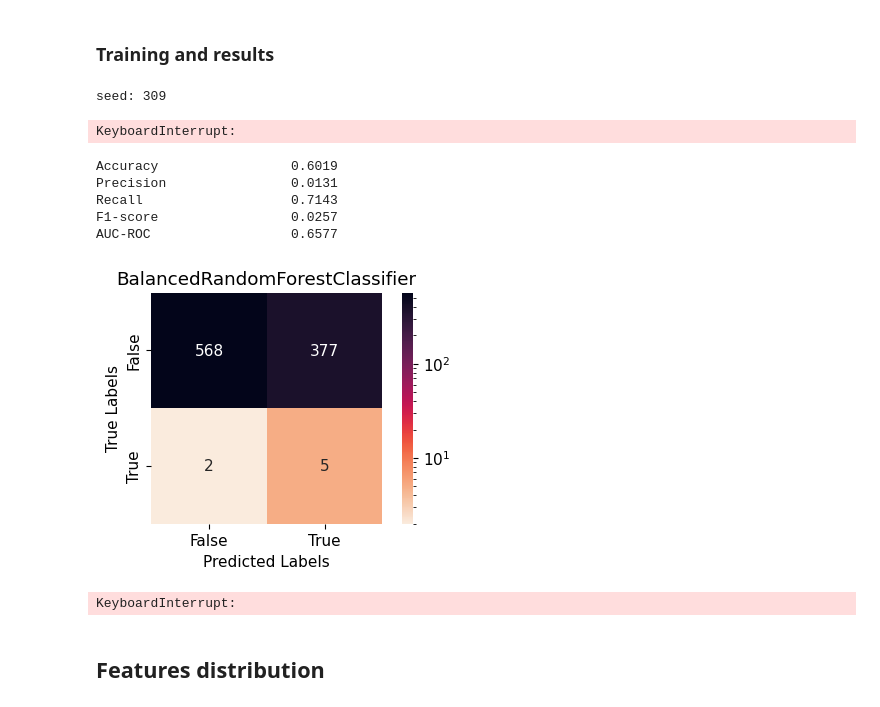
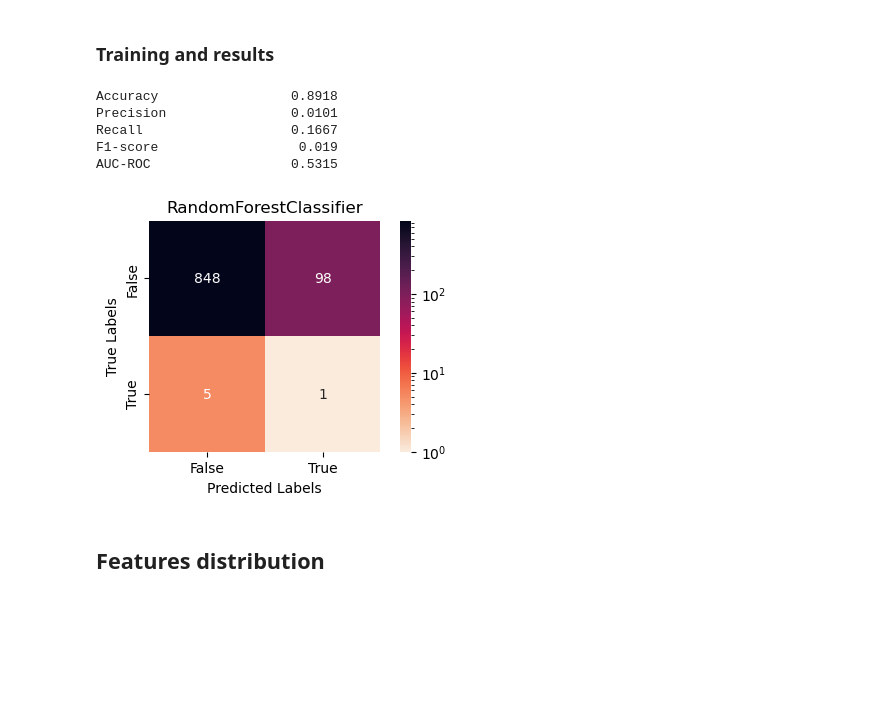
Before and after one commit to dravalico/EPSS-Project, a Jupyter notebook: 5_current_cve.ipynb, the cells around one changed output. Drawn from its saved outputs; the diff is of its cells as text; code cells hidden in the pictures; blank space fills up the shorter version.

```diff
--- a/5_current_cve.ipynb
+++ b/5_current_cve.ipynb
@@ -163,53 +163,60 @@ def print_results(model, predictions):
 # %%
 X = df_features.drop(['has_reached_threshold', 'cve'], axis=1)
 y = df_features['has_reached_threshold']
-X_train, X_test, y_train, y_test = train_test_split(X, y, test_size=0.2)
+X_train, X_test, y_train, y_test = train_test_split(X, y, test_size=0.2, stratify=y)
 
-ne = 10000
-rs = random.randint(0, 1000)
-print("seed:", rs)
+n_estimators = [x for x in range(100, 3000, 100)]
+max_depth = [x for x in range(10, 110, 10)]
-# %% [output]
-seed: 309
 # %%
-rf_params = {
-    'n_estimators': [5000, 10000],
-    'max_depth': [None, 10, 20]
+param_grid_rf = {
+    'n_estimators': n_estimators,
+    'max_depth': max_depth,
+    'bootstrap': [True]
 }
 
-model_rf = GridSearchCV(RandomForestClassifier(random_state=rs, class_weight='balanced'), param_grid=rf_params, cv=5, scoring='f1')
+model_rf = GridSearchCV(RandomForestClassifier(random_state=42, class_weight='balanced'),
+                        param_grid=param_grid_rf,
+                        cv=5,
+                        scoring='f1',
+                        n_jobs=-1)
 model_rf.fit(X_train, y_train)
-model = model_rf.best_estimator_
-predictions_rf = model.predict(X_test)
-print_results(model, predictions_rf)
+rf_best = model_rf.best_estimator_
+predictions_rf = rf_best.predict(X_test)
+print_results(rf_best, predictions_rf)
 # %% [output]
-KeyboardInterrupt:
+Accuracy                 0.8918
+Precision                0.0101
+Recall                   0.1667
+F1-score                  0.019
+AUC-ROC                  0.5315
+[figure, added]
 # %%
-model_brf = BalancedRandomForestClassifier(n_estimators=rs, random_state=ne, sampling_strategy='auto', replacement=False, bootstrap=True)
+model_brf = GridSearchCV(BalancedRandomForestClassifier(random_state=42, sampling_strategy='auto', replacement=False),
+                         param_grid=param_grid_rf,
+                         cv=5,
+                         scoring='f1',
+                         n_jobs=-1)
 model_brf.fit(X_train, y_train)
-predictions_brf = model_brf.predict(X_test)
-print_results(model_brf, predictions_brf)
+brf_best = model_brf.best_estimator_
+predictions_brf = brf_best.predict(X_test)
+print_results(brf_best, predictions_brf)
-# %% [output]
-Accuracy                 0.6019
-Precision                0.0131
-Recall                   0.7143
-F1-score                 0.0257
-AUC-ROC                  0.6577
-[figure, removed]
 # %%
-xgb_params = {
-    'max_depth': [5, 7, 9],
-    'learning_rate': [0.1, 0.01, 0.001],
-    'n_estimators': range(200, 600, 100)
+param_grid_xgb = {
+    'n_estimators': [x for x in range(100, 2000, 100)],
+    'max_depth': max_depth,
+    'learning_rate': [0.1, 0.01, 0.001]
 }
 ratio = len(y_train[y_train == 0]) / len(y_train[y_train == 1])
 
-model_xgb = GridSearchCV(xgb.XGBClassifier(scale_pos_weight=ratio, random_state=rs), param_grid=xgb_params, cv=5, scoring='f1')
+model_xgb = GridSearchCV(xgb.XGBClassifier(scale_pos_weight=ratio, random_state=42),
+                         param_grid=param_grid_xgb,
+                         cv=5,
+                         scoring='f1',
+                         n_jobs=-1)
 model_xgb.fit(X_train, y_train)
 xgb_best = model_xgb.best_estimator_
 predictions_xgb = xgb_best.predict(X_test)
 print_results(xgb_best, predictions_xgb)
-# %% [output]
-KeyboardInterrupt:
 # %% [markdown]
 ## Features distribution
 # %%
```
